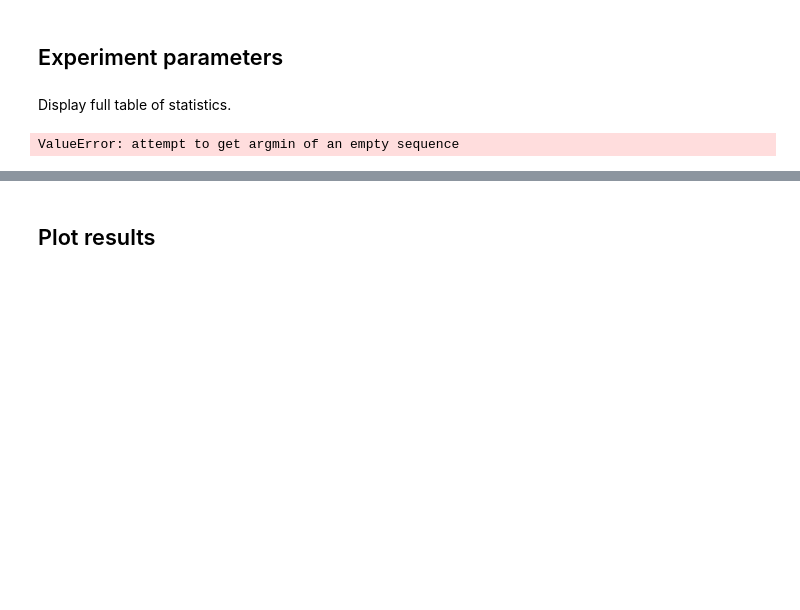
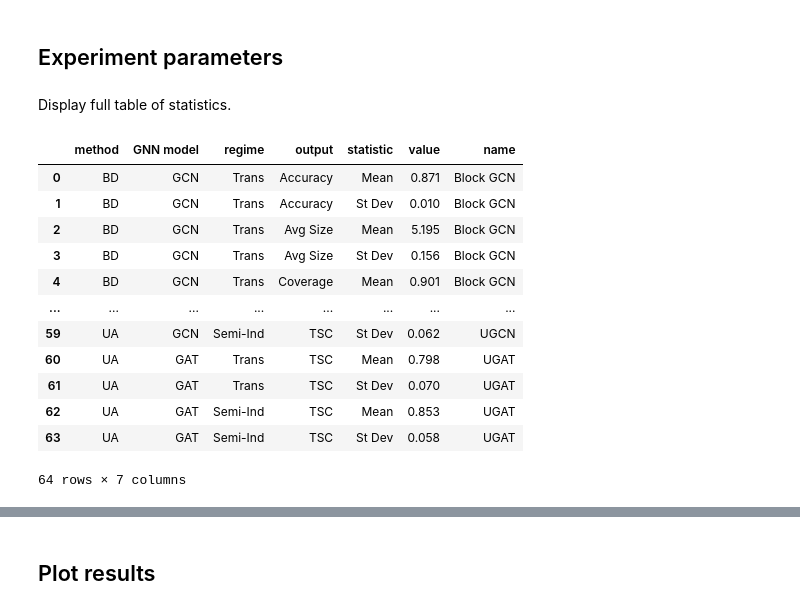
Before and after one commit to edwarddavis1/valid_conformal_for_dynamic_gnn, a Jupyter notebook: Conformal_global_results.ipynb, the cells around one changed output, grey strips where cells are left out. Drawn from its saved outputs; the diff is of its cells as text; code cells hidden in the pictures; blank space fills up the shorter version.

```diff
--- a/Conformal_global_results.ipynb
+++ b/Conformal_global_results.ipynb
@@ -120,10 +120,22 @@ def get_summary(data_name):
 # %% [markdown]
 Display full table of statistics.
 # %%
-df_summary = get_summary("time_coverage")
+df_summary = get_summary("School", "results/School_with_less_test.pkl")
 df_summary
 # %% [output]
+|  | method | GNN model | regime | output | statistic | value | name |
+| 0 | BD | GCN | Trans | Accuracy | Mean | 0.871 | Block GCN |
+| 1 | BD | GCN | Trans | Accuracy | St Dev | 0.010 | Block GCN |
+| 2 | BD | GCN | Trans | Avg Size | Mean | 5.195 | Block GCN |
+| 3 | BD | GCN | Trans | Avg Size | St Dev | 0.156 | Block GCN |
+| 4 | BD | GCN | Trans | Coverage | Mean | 0.901 | Block GCN |
+| ... | ... | ... | ... | ... | ... | ... | ... |
+| 59 | UA | GCN | Semi-Ind | TSC | St Dev | 0.062 | UGCN |
+| 60 | UA | GAT | Trans | TSC | Mean | 0.798 | UGAT |
+| 61 | UA | GAT | Trans | TSC | St Dev | 0.070 | UGAT |
+| 62 | UA | GAT | Semi-Ind | TSC | Mean | 0.853 | UGAT |
+| 63 | UA | GAT | Semi-Ind | TSC | St Dev | 0.058 | UGAT |
-ValueError: attempt to get argmin of an empty sequence
+64 rows × 7 columns
 # %%
 df_summary[df_summary['output'] == 'Accuracy']
 # %% [output]
```
Also changed, not shown: parts of 8 cells of this notebook, 16 other files.
